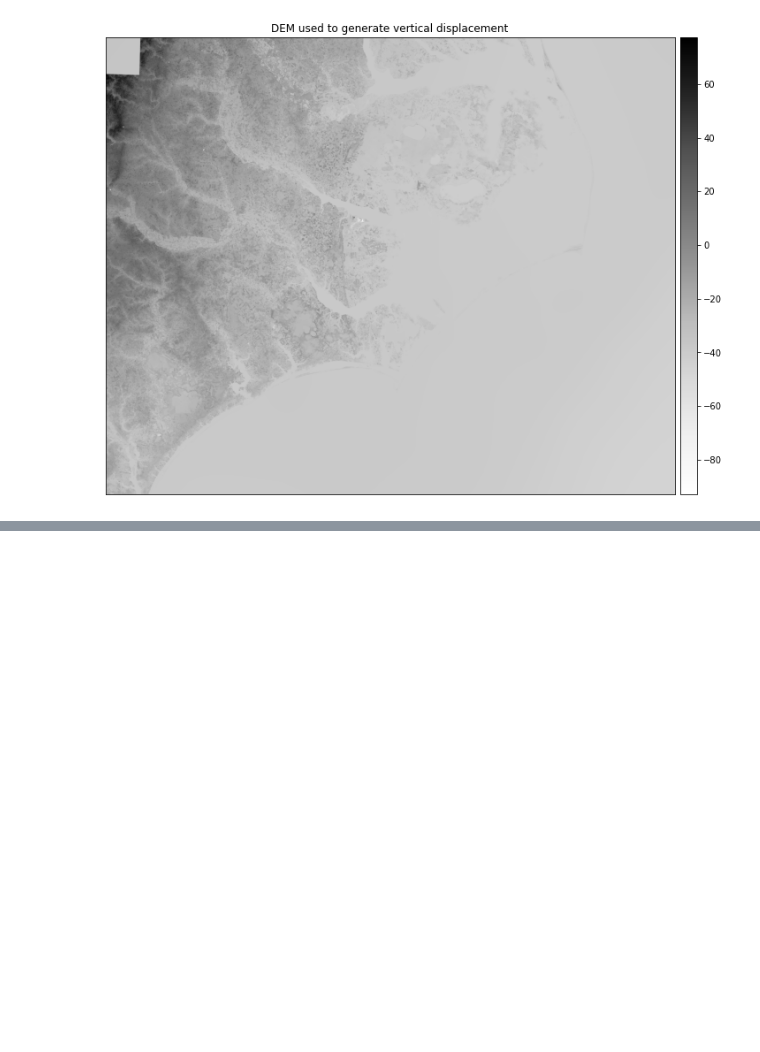
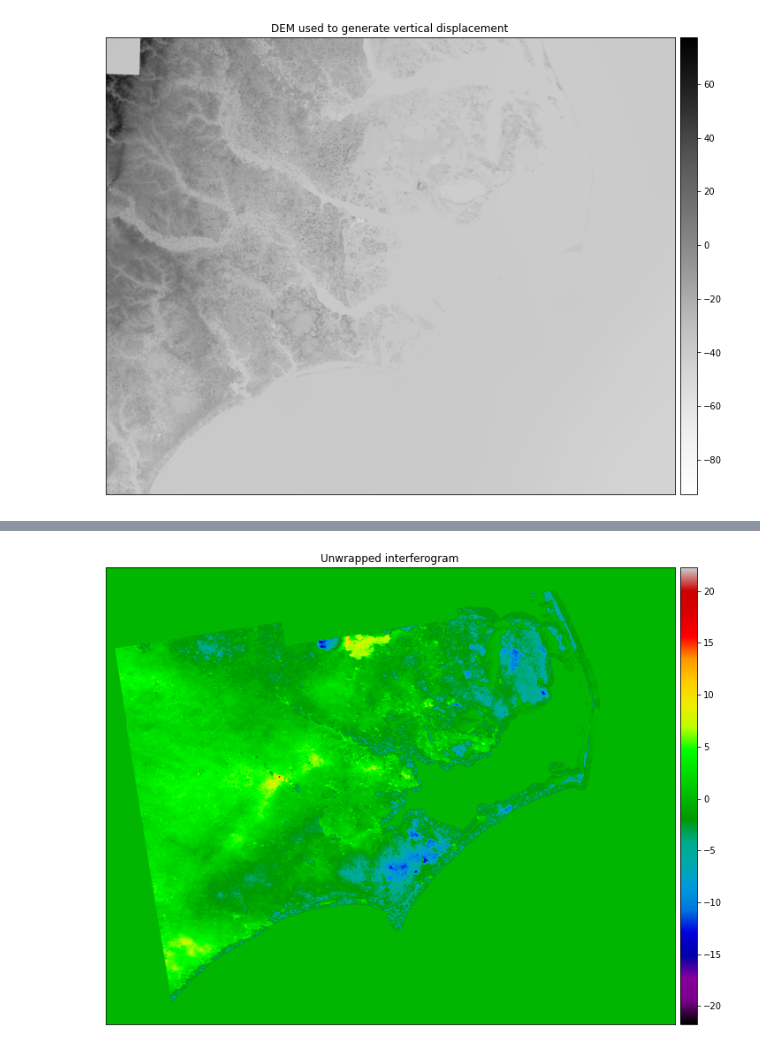
Before and after one commit to tlogie6/Coastal-Bathymetry-Group, a Jupyter notebook: VerticalDisplacement/Code/Data processing vertical displacement.ipynb, the cells around one changed output, grey strips where cells are left out. Drawn from its saved outputs; the diff is of its cells as text; code cells hidden in the pictures; blank space fills up the shorter version.

```diff
--- a/VerticalDisplacement/Code/Data processing vertical displacement.ipynb
+++ b/VerticalDisplacement/Code/Data processing vertical displacement.ipynb
@@ -70,0 +51,8 @@ plt.show()
+# %%
+ep.plot_bands(unwrap,
+              title="Unwrapped interferogram",
+              cmap="nipy_spectral")
+
+plt.show()
+# %% [output]
+[figure, added]
```
Also changed, not shown: parts of 15 cells of this notebook, 2 other files.
